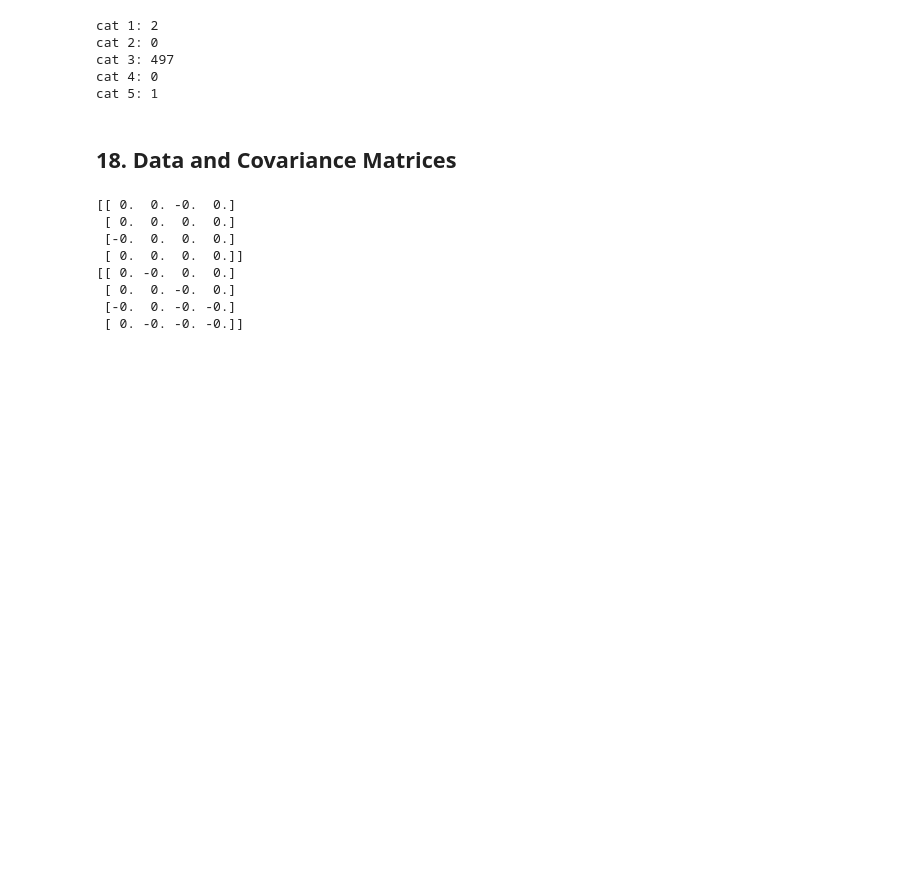
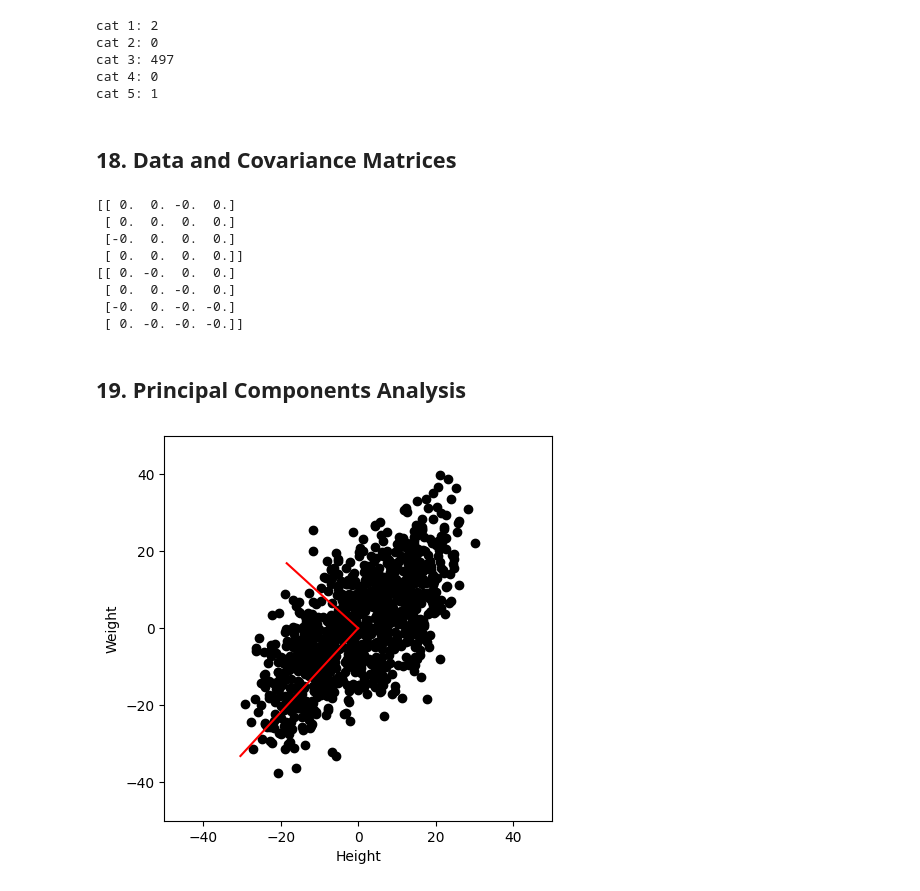
Before and after one commit to roykim0823/Python, a Jupyter notebook: linearAlgebra/mikexcohen/0_books.ipynb, the cells around one changed output. Cells and saved outputs as stored; diff of their text form; code cells hidden in the pictures; blank space fills up the shorter version.

```diff
--- a/linearAlgebra/mikexcohen/0_books.ipynb
+++ b/linearAlgebra/mikexcohen/0_books.ipynb
@@ -1366,3 +1366,38 @@ print(np.round(corM-np.corrcoef(X.T), 3))
  [ 0.  0. -0.  0.]
  [-0.  0. -0. -0.]
  [ 0. -0. -0. -0.]]
+# %% [markdown]
+## 19. Principal Components Analysis
+# %%
+# 19.1 Perform PCA
+
+import numpy as np
+import matplotlib.pyplot as plt
+
+N = 1000
+h = np.linspace(150, 190, N) + np.random.randn(N) * 5
+w = h * 0.7 - 50 + np.random.randn(N) * 10
+
+X = np.vstack((h, w, )).T
+X = X-np.mean(X, axis=0)
+C = X.T@X / (len(h)-1)
+
+eigvals, V = np.linalg.eig(C)
+
+# Sort eigvals
+i = np.argsort(eigvals)[::-1]
+V = V[:, i]
+eigvals = eigvals[i]
+
+eigvals = 100 * eigvals/np.sum(eigvals)
+scores = X@V
+
+fig = plt.figure(figsize=(5, 5))
+plt.plot(X[:, 0], X[:, 1], 'ko')
+plt.plot([0, V[0, 0]*45], [0, V[1, 0]*45], 'r')
+plt.plot([0, V[0, 1]*25], [0, V[1, 1]*25], 'r')
+plt.xlabel('Height'), plt.ylabel('Weight')
+plt.axis([-50, 50, -50, 50])
+plt.show()
+# %% [output]
+[figure, added]
```
Also changed, not shown: parts of 1 cell of this notebook, 3 other files.
